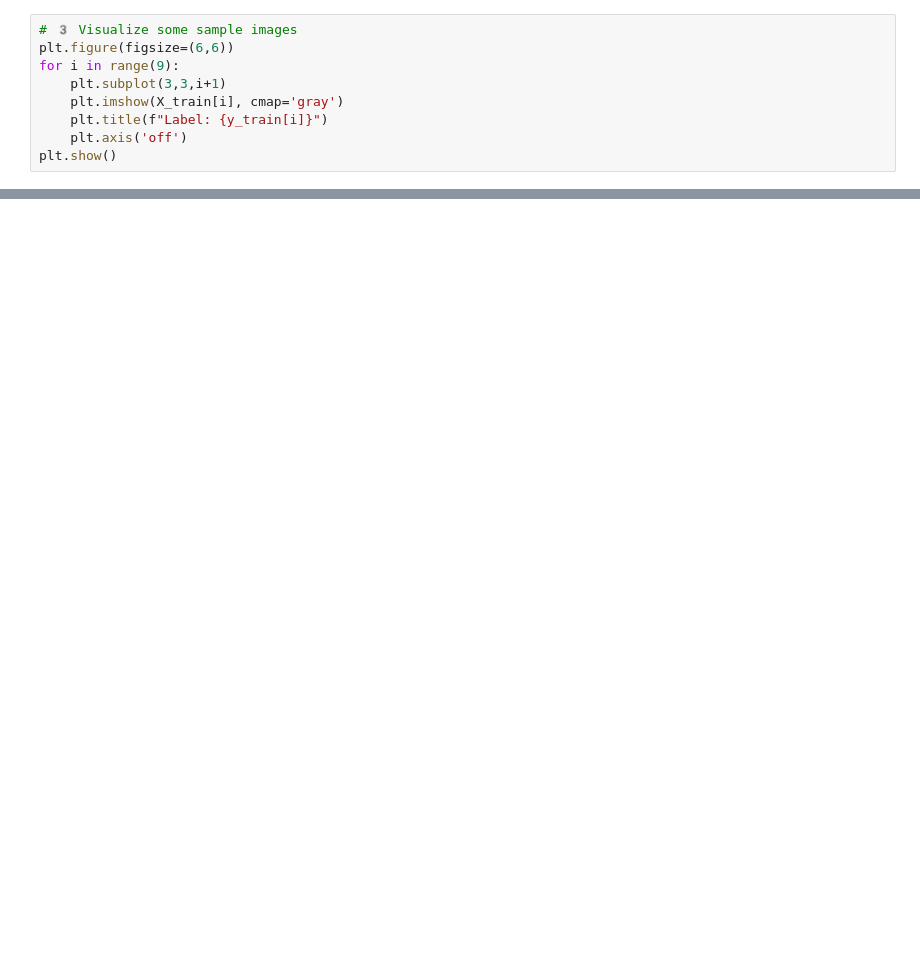
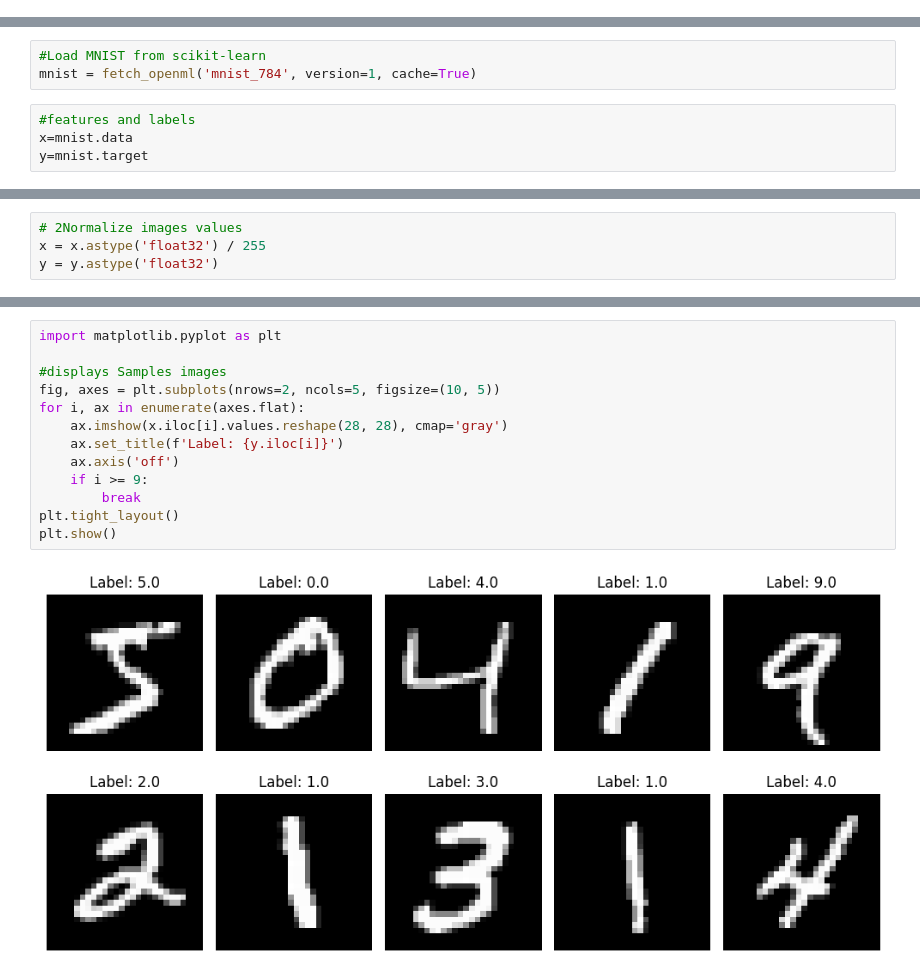
Before and after one commit to christinengalle19-collab/Assignement2New, a Jupyter notebook: Assignment12ai.ipynb, the cells around one changed output, grey strips where cells are left out. Saved outputs shown, nothing was run; the diff lists cells and outputs as text; blank space fills up the shorter version.

```diff
--- a/Assignment12ai.ipynb
+++ b/Assignment12ai.ipynb
@@ -51,9 +2,0 @@ X_test = X_test / 255.0
-# %%
-# 3️ Visualize some sample images
-plt.figure(figsize=(6,6))
-for i in range(9):
-    plt.subplot(3,3,i+1)
-    plt.imshow(X_train[i], cmap='gray')
-    plt.title(f"Label: {y_train[i]}")
-    plt.axis('off')
-plt.show()
@@ -161,0 +24,7 @@ Epoch 10/10
+# %%
+#Load MNIST from scikit-learn
+mnist = fetch_openml('mnist_784', version=1, cache=True)
+# %%
+#features and labels
+x=mnist.data
+y=mnist.target
@@ -161,0 +38,4 @@ Epoch 10/10
+# %%
+# 2Normalize images values
+x = x.astype('float32') / 255
+y = y.astype('float32')
@@ -161,0 +81,15 @@ Epoch 10/10
+# %%
+import matplotlib.pyplot as plt
+
+#displays Samples images
+fig, axes = plt.subplots(nrows=2, ncols=5, figsize=(10, 5))
+for i, ax in enumerate(axes.flat):
+    ax.imshow(x.iloc[i].values.reshape(28, 28), cmap='gray')
+    ax.set_title(f'Label: {y.iloc[i]}')
+    ax.axis('off')
+    if i >= 9:
+        break
+plt.tight_layout()
+plt.show()
+# %% [output]
+[figure, added]
```
Also changed, not shown: parts of 36 cells of this notebook.
